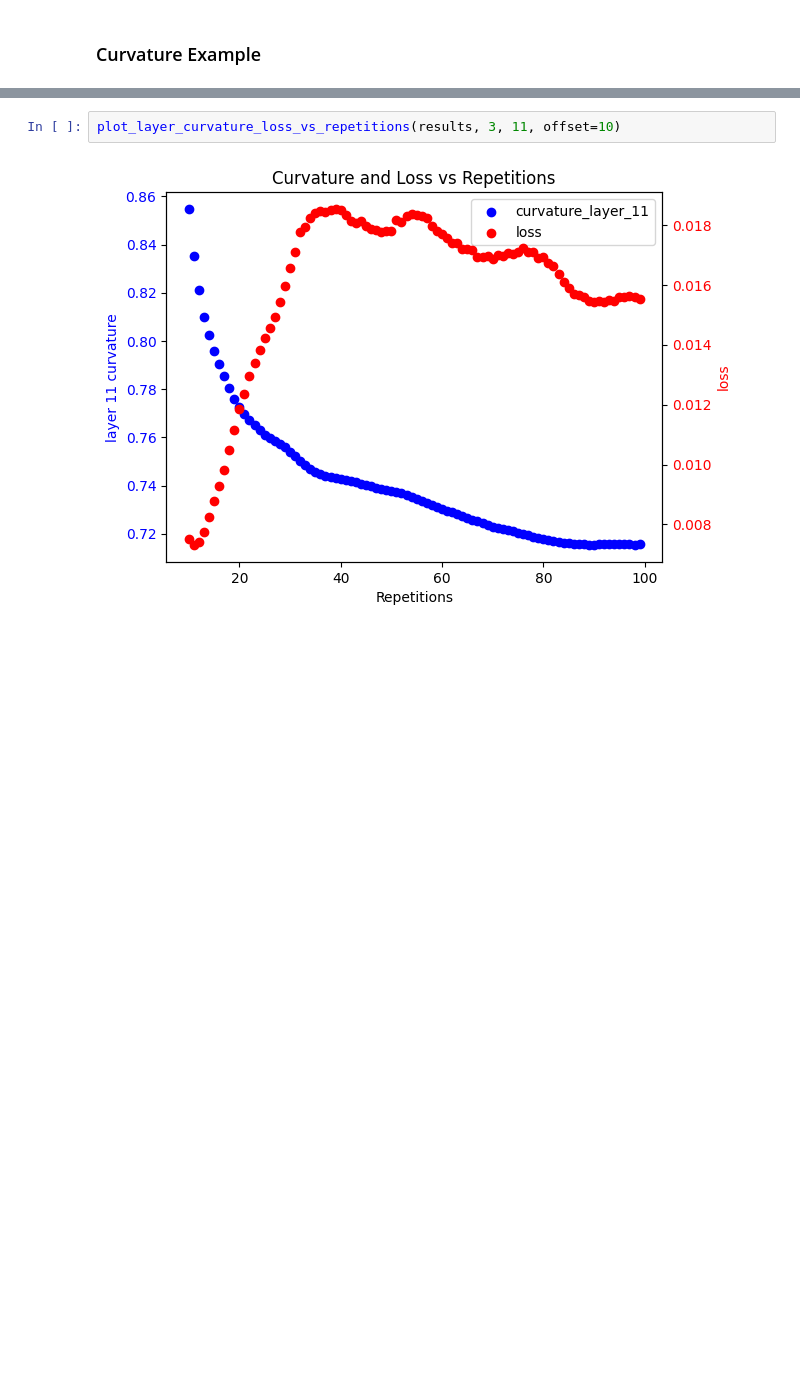
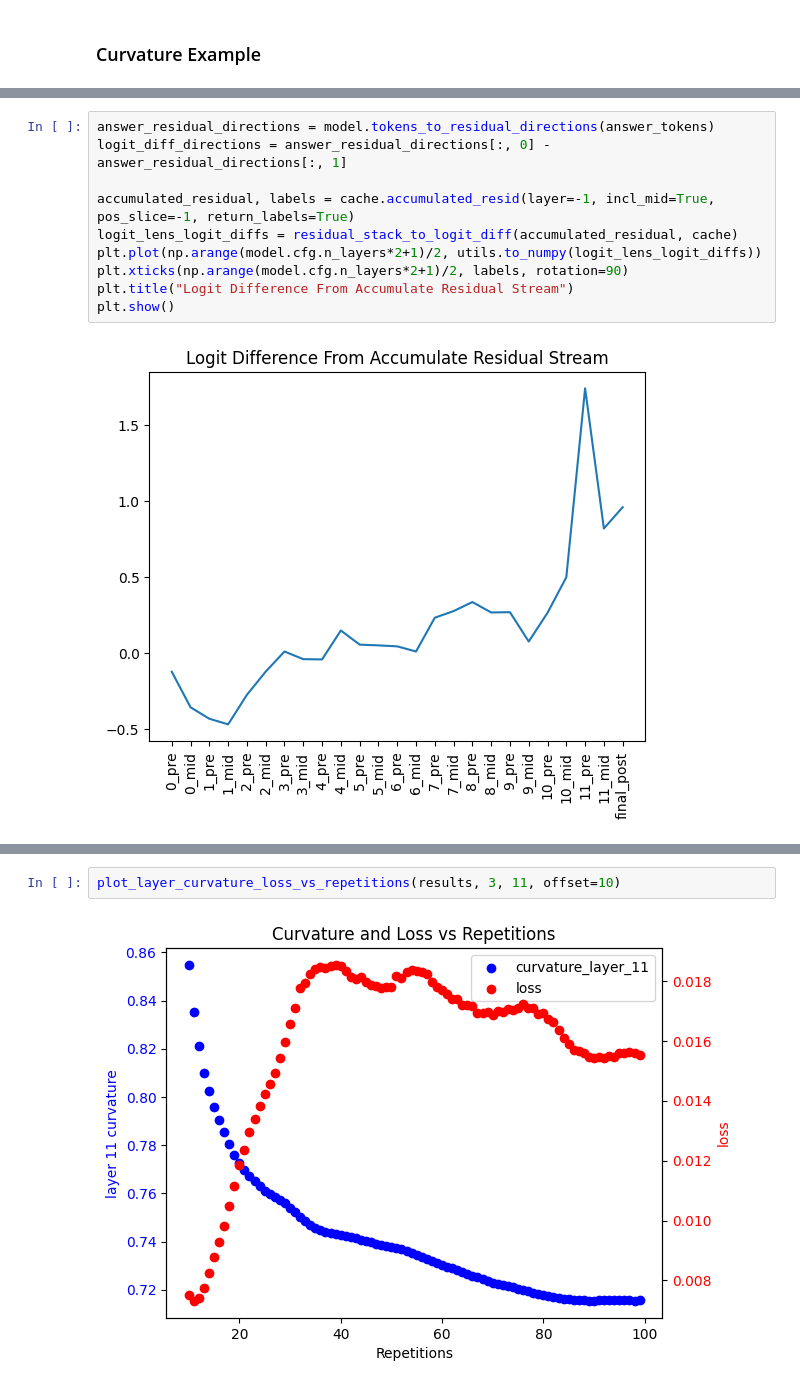
Before and after one commit to surajK610/transformer-curvature, a Jupyter notebook: Curvature_Initial_Experiments.ipynb, the cells around one changed output, grey strips where cells are left out. Cells and saved outputs as stored; diff of their text form; blank space fills up the shorter version.

```diff
--- a/Curvature_Initial_Experiments.ipynb
+++ b/Curvature_Initial_Experiments.ipynb
@@ -692,0 +826,12 @@ results1 = repeated_sequence_analysis(random_tokens[1], 100, model, global_c=Fal
+# %%
+answer_residual_directions = model.tokens_to_residual_directions(answer_tokens)
+logit_diff_directions = answer_residual_directions[:, 0] - answer_residual_directions[:, 1]
+
+accumulated_residual, labels = cache.accumulated_resid(layer=-1, incl_mid=True, pos_slice=-1, return_labels=True)
+logit_lens_logit_diffs = residual_stack_to_logit_diff(accumulated_residual, cache)
+plt.plot(np.arange(model.cfg.n_layers*2+1)/2, utils.to_numpy(logit_lens_logit_diffs))
+plt.xticks(np.arange(model.cfg.n_layers*2+1)/2, labels, rotation=90)
+plt.title("Logit Difference From Accumulate Residual Stream")
+plt.show()
+# %% [output]
+[figure, added]
```
Also changed, not shown: parts of 20 cells of this notebook, 4 other files.
